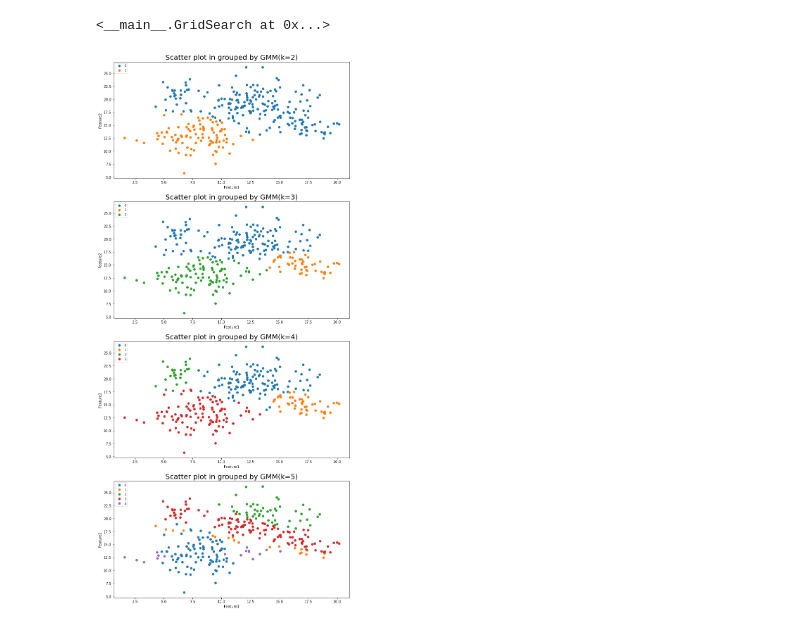
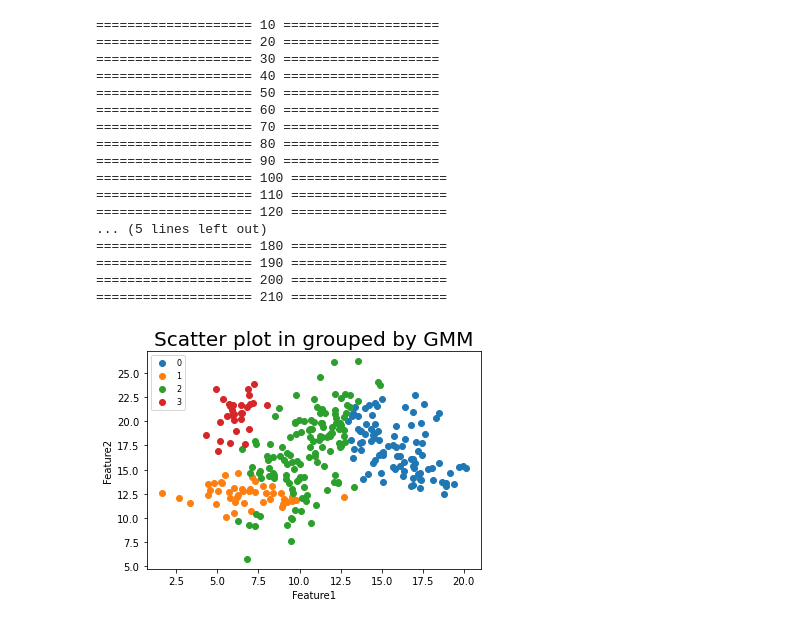
Before and after one commit to 2U1/ML-Assginment, a Jupyter notebook: Assginment3/Testing.ipynb, the cells around one changed output. Cells and saved outputs as stored; diff of their text form; code cells hidden in the pictures.

```diff
--- a/Assginment3/Testing.ipynb
+++ b/Assginment3/Testing.ipynb
@@ -235,18 +239,36 @@ class GridSearch():
 
         plt.show()
 # %%
-# gmm = GaussianMixture(c=4)
+gmm = GaussianMixture(c=4)
 # %%
-# gmm_label = gmm.fit_predict(x)
+gmm_label = gmm.fit_predict(x)
+# %% [output]
+==================== 10 ====================
+==================== 20 ====================
+==================== 30 ====================
+==================== 40 ====================
+==================== 50 ====================
+==================== 60 ====================
+==================== 70 ====================
+==================== 80 ====================
+==================== 90 ====================
+==================== 100 ====================
+==================== 110 ====================
+==================== 120 ====================
+... (5 lines left out)
+==================== 180 ====================
+==================== 190 ====================
+==================== 200 ====================
+==================== 210 ====================
 # %%
-# data_label = {
-#     'feature1': x[:,0],
-#     'feature2': x[:,1],
-#     'label': gmm_label
-# }
-# cdict={0:'red',1:'green',2:'blue',3:'yellow'}
+data_label = {
+    'feature1': x[:,0],
+    'feature2': x[:,1],
+    'label': gmm_label
+}
+cdict={0:'red',1:'green',2:'blue',3:'yellow'}
 
-# gmm_df = pd.DataFrame(data_label)
+gmm_df = pd.DataFrame(data_label)
 # %%
-# groups = gmm_df.groupby('label')
+groups = gmm_df.groupby('label')
 # %%
@@ -259,8 +281,2 @@ grid = GridSearch(model, parmas)
 # %%
-grid.fit(x)
+# grid.fit(x)
-# %% [output]
-<__main__.GridSearch at 0x...>
-# %%
-grid.plotting()
-# %% [output]
-[figure, removed]
@@ -267,18 +285,19 @@ grid.plotting()
 # %%
-# fig, ax = plt.subplots(5)
-# fig.set_size_inches(15,35)
+fig, ax = plt.subplots()
 
-# for name, group in groups:
-#     ax[0].plot(
-#         group.feature1,
-#         group.feature2,
-#         marker='o',
-#         linestyle='',
-#         label=name
-#     )
+for name, group in groups:
+    ax.plot(
+        group.feature1,
+        group.feature2,
+        marker='o',
+        linestyle='',
+        label=name
+    )
 
-# ax[0].legend(fontsize=8, loc='upper left')
-# plt.title("Scatter plot in grouped by GMM", fontsize=20)
-# plt.xlabel("Feature1")
-# plt.ylabel('Feature2')
-# plt.show()
+ax.legend(fontsize=8, loc='upper left')
+plt.title("Scatter plot in grouped by GMM", fontsize=20)
+plt.xlabel("Feature1")
+plt.ylabel('Feature2')
+plt.show()
+# %% [output]
+[figure, added]
```
Also changed, not shown: parts of 5 cells of this notebook, 1 other file.
